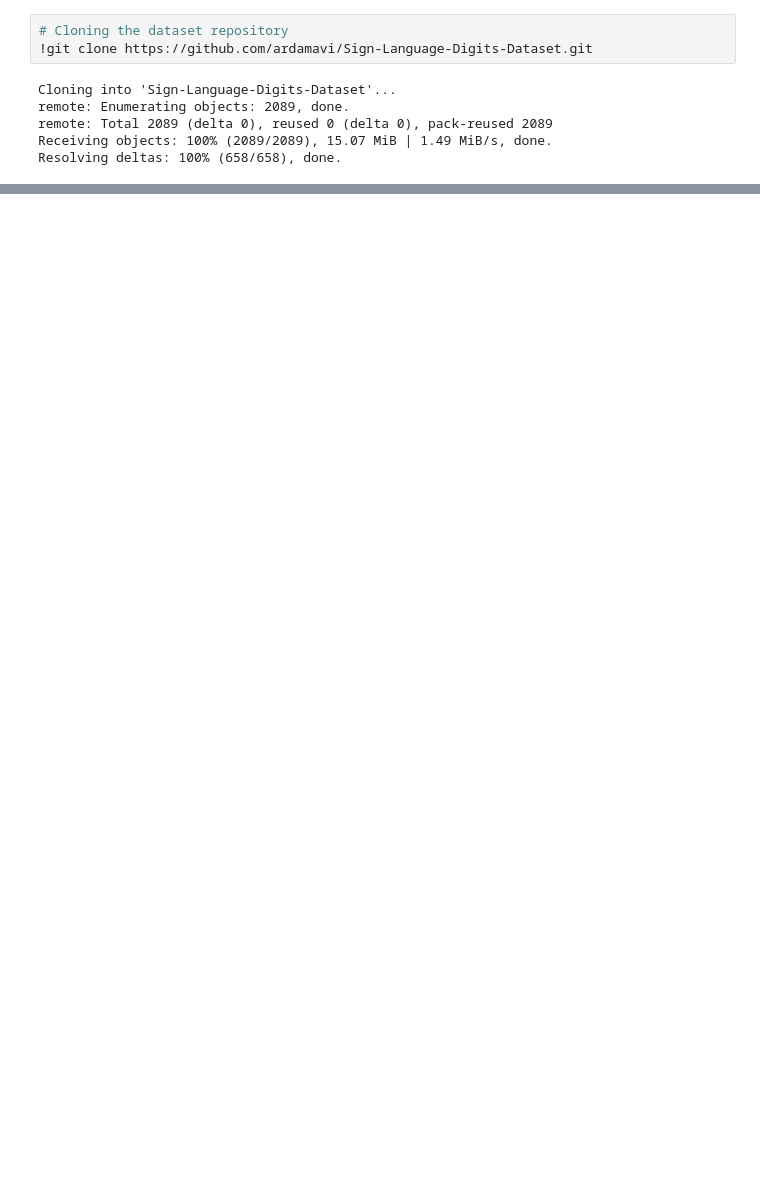
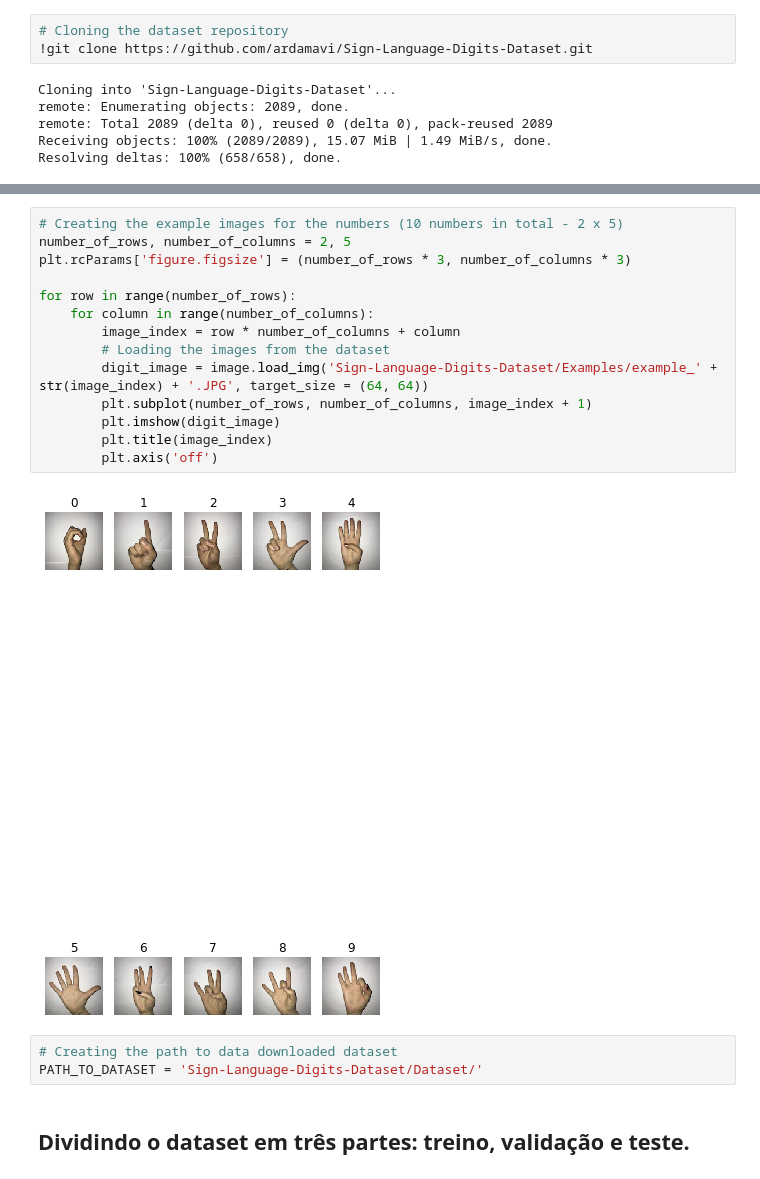
Before and after one commit to deeplearningunb/Sign-Language-Digits-Detector, a Jupyter notebook: SL-Digits-Detector.ipynb, the cells around one changed output, grey strips where cells are left out. Cells and saved outputs as stored; diff of their text form; blank space fills up the shorter version.

```diff
--- a/SL-Digits-Detector.ipynb
+++ b/SL-Digits-Detector.ipynb
@@ -40,0 +42,21 @@ ModuleNotFoundError: No module named 'cv2'
+# %%
+# Creating the example images for the numbers (10 numbers in total - 2 x 5)
+number_of_rows, number_of_columns = 2, 5
+plt.rcParams['figure.figsize'] = (number_of_rows * 3, number_of_columns * 3)
+
+for row in range(number_of_rows):
+    for column in range(number_of_columns):
+        image_index = row * number_of_columns + column
+        # Loading the images from the dataset
+        digit_image = image.load_img('Sign-Language-Digits-Dataset/Examples/example_' + str(image_index) + '.JPG', target_size = (64, 64))
+        plt.subplot(number_of_rows, number_of_columns, image_index + 1)
+        plt.imshow(digit_image)
+        plt.title(image_index)
+        plt.axis('off')
+# %% [output]
+[figure, added]
+# %%
+# Creating the path to data downloaded dataset
+PATH_TO_DATASET = 'Sign-Language-Digits-Dataset/Dataset/'
+# %% [markdown]
+## Dividindo o dataset em três partes: treino, validação e teste.
```
Also changed, not shown: parts of 4 cells of this notebook, 1 other file.
